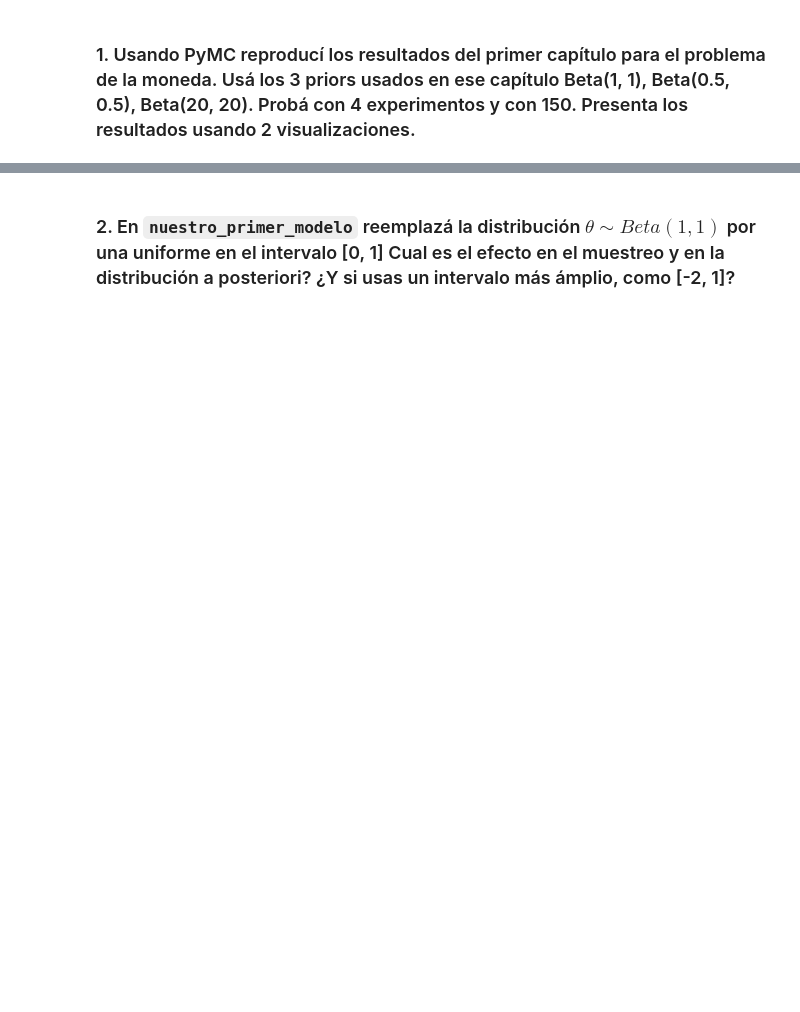
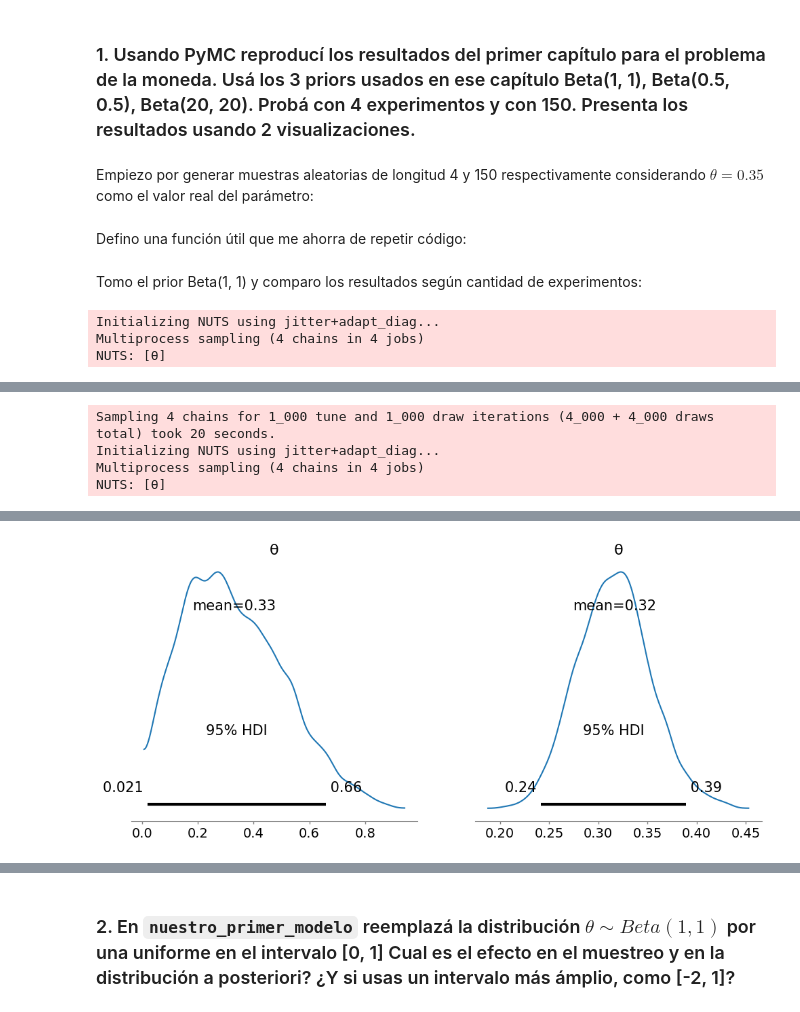
Before and after one commit to Gerardo1909/EEI2_ejercicios, a Jupyter notebook: ejercicios/modulo2.ipynb, the cells around one changed output, grey strips where cells are left out. Cells and saved outputs as stored; diff of their text form; code cells hidden in the pictures; blank space fills up the shorter version.

```diff
--- a/ejercicios/modulo2.ipynb
+++ b/ejercicios/modulo2.ipynb
@@ -14,2 +13,40 @@ WARNING (pytensor.configdefaults): g++ not detected!  PyTensor will be unable to
 # %% [markdown]
 ### 1. Usando PyMC reproducí los resultados del primer capítulo para el problema de la moneda. Usá los 3 priors usados en ese capítulo Beta(1, 1), Beta(0.5, 0.5), Beta(20, 20). Probá con 4 experimentos y con 150. Presenta los resultados usando 2 visualizaciones.
+# %% [markdown]
+Empiezo por generar muestras aleatorias de longitud 4 y 150 respectivamente considerando $\theta = 0.35$ como el valor real del parámetro:
+# %%
+theta_real = 0.35
+
+# Caso de 4 experimentos
+experimentos_4 = 4
+datos_4 = pz.Binomial(n=1, p=theta_real).rvs(size=experimentos_4, random_state=123)
+
+# Caso de 150 experimentos
+experimentos_150 = 150
+datos_150 = pz.Binomial(n=1, p=theta_real).rvs(size=experimentos_150, random_state=123)
+# %% [markdown]
+Defino una función útil que me ahorra de repetir código:
+# %%
+def comparar_modelos_4y150_segun_prior(alpha:float, beta:float):
+    with pm.Model() as modelo_4:
+        θ = pm.Beta("θ", alpha=alpha, beta=beta)
+        y = pm.Bernoulli("y", p=θ, observed=datos_4)
+        idata_4 = pm.sample()
+
+    with pm.Model() as modelo_150:
+        θ = pm.Beta("θ", alpha=alpha, beta=beta)
+        y = pm.Bernoulli("y", p=θ, observed=datos_150)
+        idata_150 = pm.sample()
+
+    # Grafico comparativo de las 2 posteriors
+    fig, axs = plt.subplots(1, 2, figsize=(12, 5))
+    az.plot_posterior(idata_4, var_names=["θ"], hdi_prob=0.95, ax=axs[0])
+    az.plot_posterior(idata_150, var_names=["θ"], hdi_prob=0.95, ax=axs[1])
+# %% [markdown]
+Tomo el prior Beta(1, 1) y comparo los resultados según cantidad de experimentos:
+# %%
+comparar_modelos_4y150_segun_prior(alpha=1, beta=1)
+# %% [output]
+Initializing NUTS using jitter+adapt_diag...
+Multiprocess sampling (4 chains in 4 jobs)
+NUTS: [θ]
@@ -15,0 +55,4 @@ WARNING (pytensor.configdefaults): g++ not detected!  PyTensor will be unable to
+Sampling 4 chains for 1_000 tune and 1_000 draw iterations (4_000 + 4_000 draws total) took 20 seconds.
+Initializing NUTS using jitter+adapt_diag...
+Multiprocess sampling (4 chains in 4 jobs)
+NUTS: [θ]
@@ -15,0 +62 @@ WARNING (pytensor.configdefaults): g++ not detected!  PyTensor will be unable to
+[figure, added]
```
Also changed, not shown: parts of 50 cells of this notebook, 7 other files.
